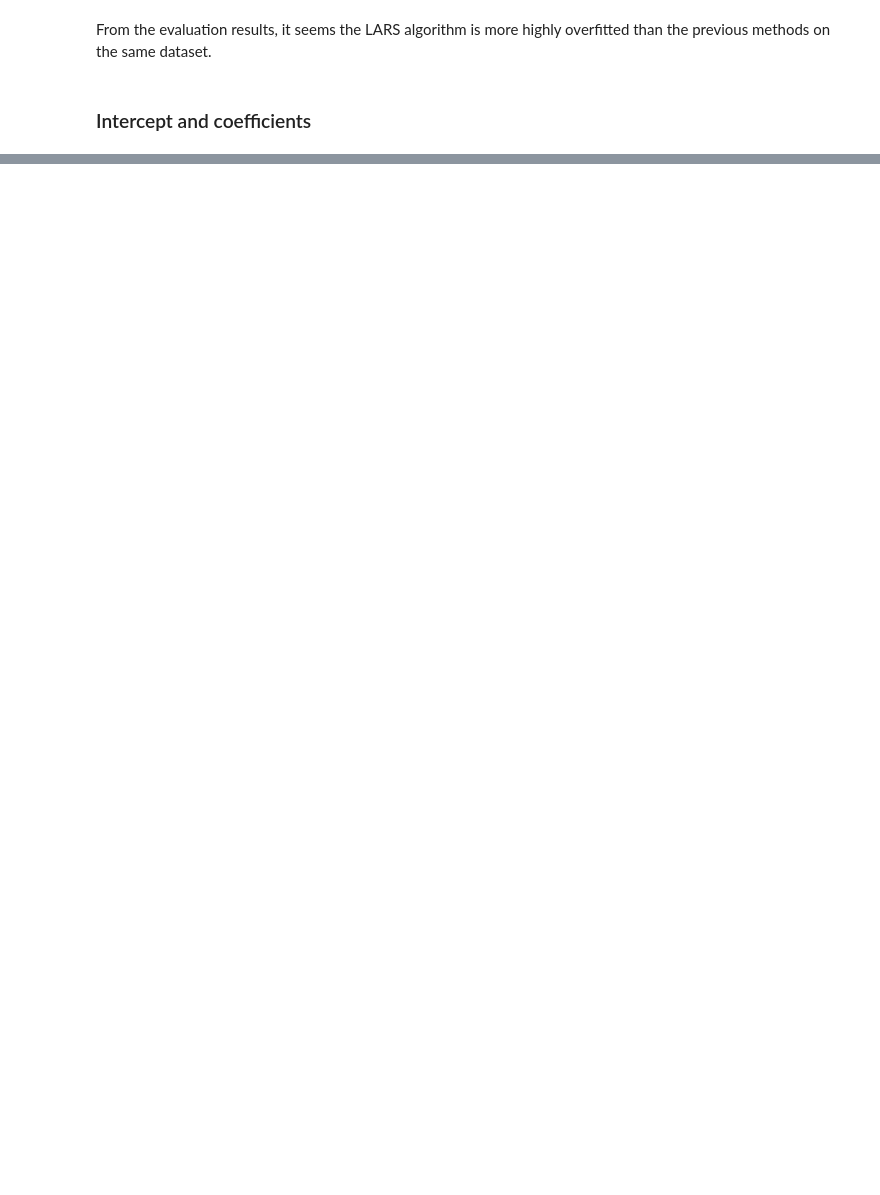
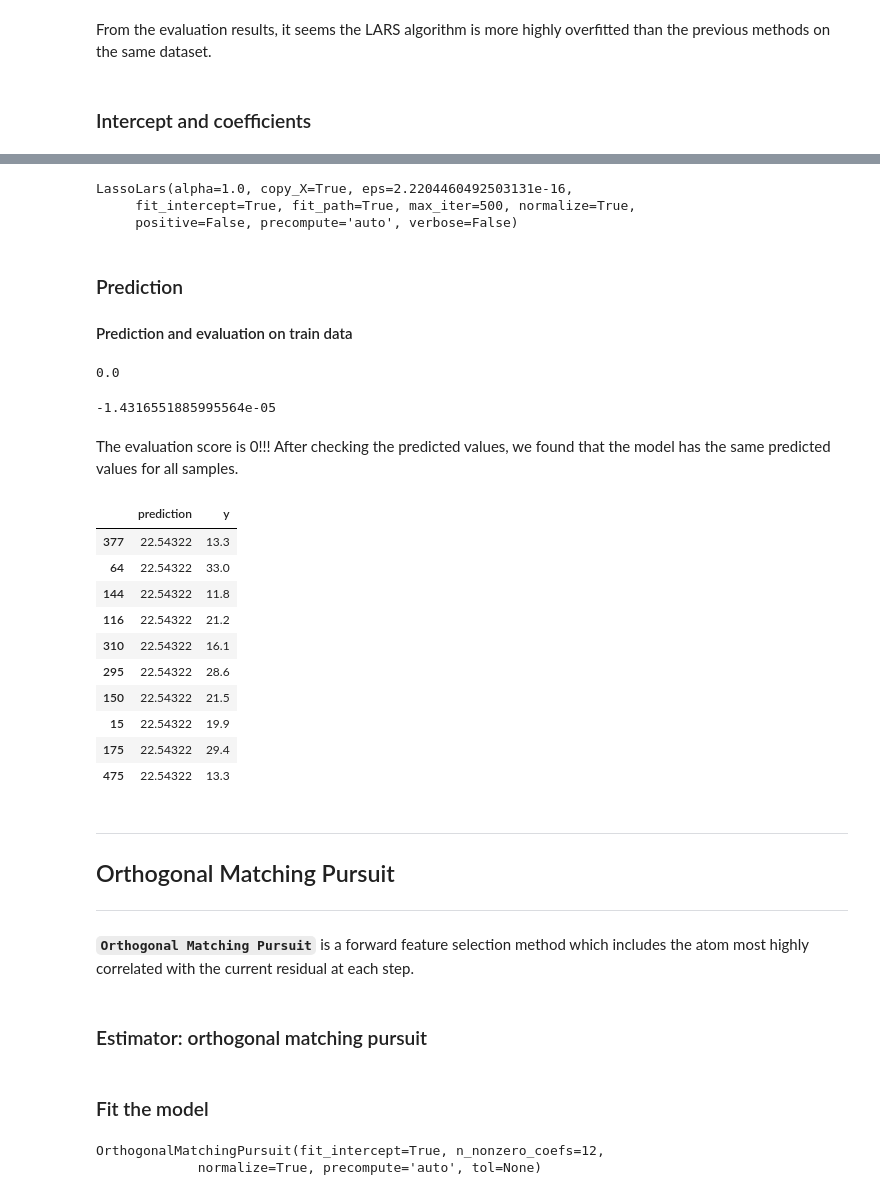
Before and after one commit to MingChen0919/python-machine-learning, a Jupyter notebook: generalized-linear-models.ipynb, the cells around one changed output, grey strips where cells are left out. Drawn from its saved outputs; the diff is of its cells as text; code cells hidden in the pictures; blank space fills up the shorter version.

```diff
--- a/generalized-linear-models.ipynb
+++ b/generalized-linear-models.ipynb
@@ -313,0 +322,3 @@ coef_df
+# %%
+from sklearn.linear_model import LassoLars
+ll = LassoLars(alpha=1.0)
@@ -313,0 +327,47 @@ coef_df
+# %%
+ll.fit(X_train, y_train)
+# %% [output]
+LassoLars(alpha=1.0, copy_X=True, eps=2.2204460492503131e-16,
+     fit_intercept=True, fit_path=True, max_iter=500, normalize=True,
+     positive=False, precompute='auto', verbose=False)
+# %% [markdown]
+### Prediction
+#### Prediction and evaluation on train data
+# %%
+pred_train = ll.predict(X_train)
+ll.score(X_train, y_train)
+# %% [output]
+0.0
+# %%
+pred_test = ll.predict(X_test)
+ll.score(X_test, y_test)
+# %% [output]
+-1.4316551885995564e-05
+# %% [markdown]
+The evaluation score is 0!!! After checking the predicted values, we found that the model has the same predicted values for all samples.
+# %%
+obs_pred = pd.DataFrame({
+    'y': y_train.MEDV,
+    'prediction': pred_train
+})
+obs_pred.head(10)
+# %% [output]
+|  | prediction | y |
+| 377 | 22.54322 | 13.3 |
+| 64 | 22.54322 | 33.0 |
+| 144 | 22.54322 | 11.8 |
+| 116 | 22.54322 | 21.2 |
+| 310 | 22.54322 | 16.1 |
+| 295 | 22.54322 | 28.6 |
+| 150 | 22.54322 | 21.5 |
+| 15 | 22.54322 | 19.9 |
+| 175 | 22.54322 | 29.4 |
+| 475 | 22.54322 | 13.3 |
+# %% [markdown]
+---
+## Orthogonal Matching Pursuit
+---
+# %% [markdown]
+**`Orthogonal Matching Pursuit`** is a forward feature selection method which includes the atom most highly correlated with the current residual at each step.
+# %% [markdown]
+### Estimator: orthogonal matching pursuit
@@ -313,0 +377,7 @@ coef_df
+# %% [markdown]
+### Fit the model
+# %%
+omp.fit(X_train, y_train)
+# %% [output]
+OrthogonalMatchingPursuit(fit_intercept=True, n_nonzero_coefs=12,
+             normalize=True, precompute='auto', tol=None)
```
Also changed, not shown: parts of 33 cells of this notebook.
